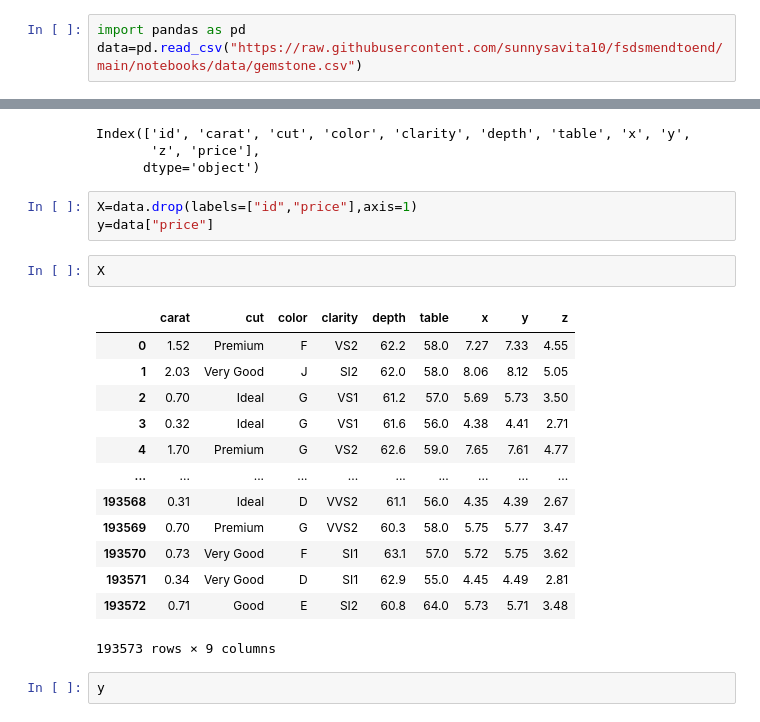
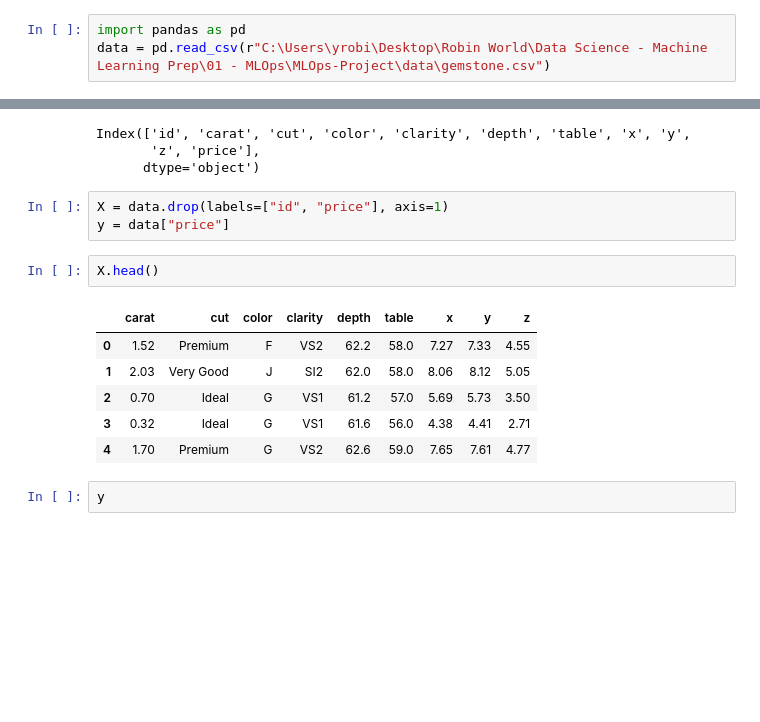
Before and after one commit to robinyUArizona/MLOps-Project, a Jupyter notebook: experiment/experiments.ipynb, the cells around one changed output, grey strips where cells are left out. Cells and saved outputs as stored; diff of their text form; blank space fills up the shorter version.

```diff
--- a/experiment/experiments.ipynb
+++ b/experiment/experiments.ipynb
@@ -234,6 +265,6 @@ data
 # %%
 import pandas as pd
-data=pd.read_csv("https://raw.githubusercontent.com/sunnysavita10/fsdsmendtoend/main/notebooks/data/gemstone.csv")
+data = pd.read_csv(r"C:\Users\yrobi\Desktop\Robin World\Data Science - Machine Learning Prep\01 - MLOps\MLOps-Project\data\gemstone.csv")
 # %%
 from sklearn.impute import SimpleImputer ## HAndling Missing Values
 from sklearn.preprocessing import StandardScaler # HAndling Feature Scaling
@@ -248,24 +279,17 @@ Index(['id', 'carat', 'cut', 'color', 'clarity', 'depth', 'table', 'x', 'y',
        'z', 'price'],
       dtype='object')
 # %%
-X=data.drop(labels=["id","price"],axis=1)
-y=data["price"]
+X = data.drop(labels=["id", "price"], axis=1)
+y = data["price"]
 # %%
-X
+X.head()
 # %% [output]
 |  | carat | cut | color | clarity | depth | table | x | y | z |
 | 0 | 1.52 | Premium | F | VS2 | 62.2 | 58.0 | 7.27 | 7.33 | 4.55 |
 | 1 | 2.03 | Very Good | J | SI2 | 62.0 | 58.0 | 8.06 | 8.12 | 5.05 |
 | 2 | 0.70 | Ideal | G | VS1 | 61.2 | 57.0 | 5.69 | 5.73 | 3.50 |
 | 3 | 0.32 | Ideal | G | VS1 | 61.6 | 56.0 | 4.38 | 4.41 | 2.71 |
 | 4 | 1.70 | Premium | G | VS2 | 62.6 | 59.0 | 7.65 | 7.61 | 4.77 |
-| ... | ... | ... | ... | ... | ... | ... | ... | ... | ... |
-| 193568 | 0.31 | Ideal | D | VVS2 | 61.1 | 56.0 | 4.35 | 4.39 | 2.67 |
-| 193569 | 0.70 | Premium | G | VVS2 | 60.3 | 58.0 | 5.75 | 5.77 | 3.47 |
-| 193570 | 0.73 | Very Good | F | SI1 | 63.1 | 57.0 | 5.72 | 5.75 | 3.62 |
-| 193571 | 0.34 | Very Good | D | SI1 | 62.9 | 55.0 | 4.45 | 4.49 | 2.81 |
-| 193572 | 0.71 | Good | E | SI2 | 60.8 | 64.0 | 5.73 | 5.71 | 3.48 |
-193573 rows × 9 columns
 # %%
 y
 # %% [output]
```
Also changed, not shown: parts of 39 cells of this notebook.
